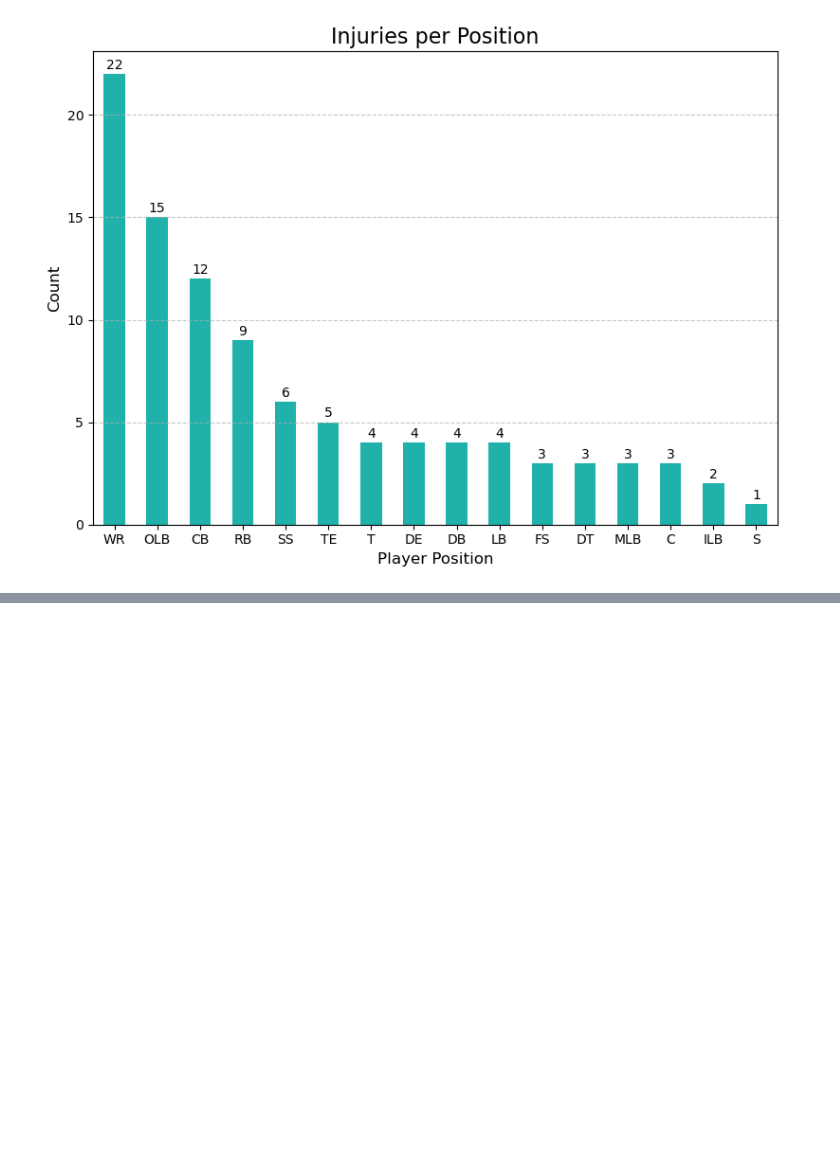
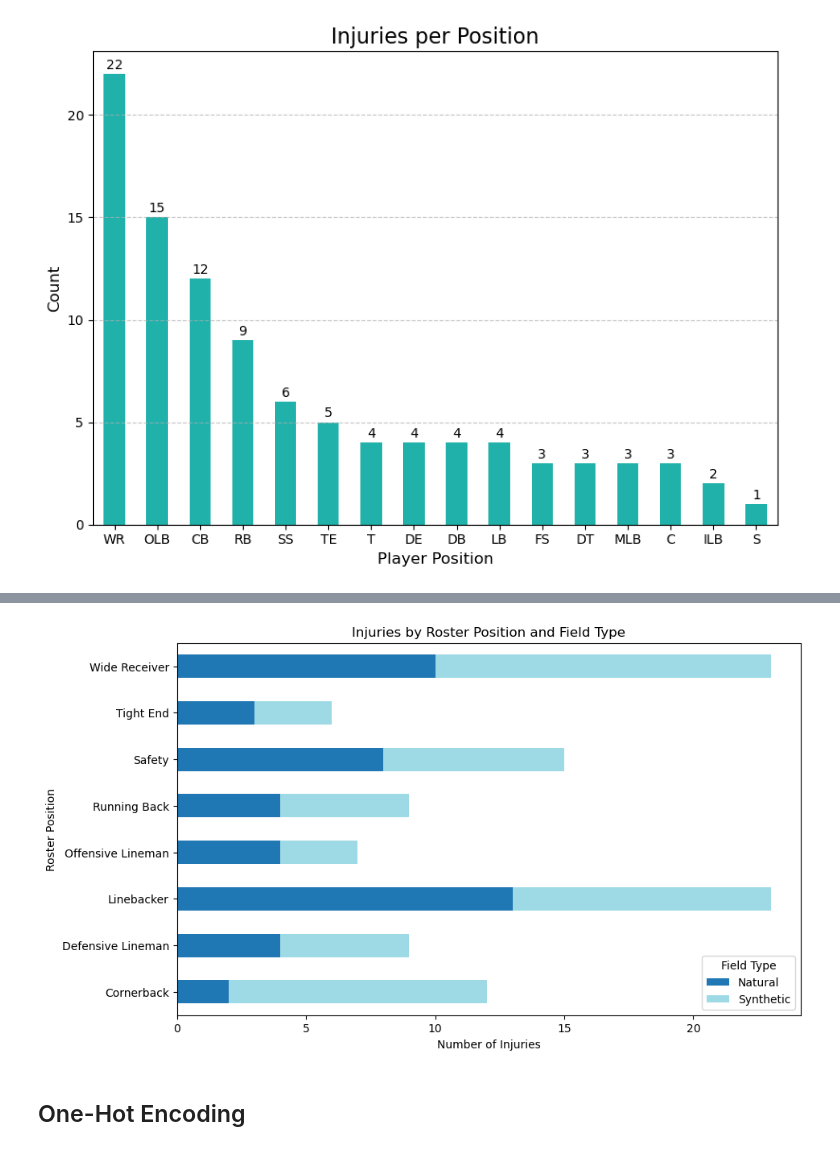
Before and after one commit to veronicafigueroa/NFL-Injury-Risk-Analysis, a Jupyter notebook: src/EDA.ipynb, the cells around one changed output, grey strips where cells are left out. Saved outputs shown, nothing was run; the diff lists cells and outputs as text; code cells hidden in the pictures; blank space fills up the shorter version.

```diff
--- a/src/EDA.ipynb
+++ b/src/EDA.ipynb
@@ -109,0 +221,20 @@ plt.show()
+# %%
+# Filter for only injury plays (InjuryStatus == True)
+#injury_data = injury_plays[injury_plays['InjuryStatus'] == True]
+
+# Group by PositionGroup and FieldType
+grouped_data = merged_injury_data.groupby(['RosterPosition', 'FieldType']).size().unstack(fill_value=0)
+
+# Plot a stacked bar plot
+grouped_data.plot(kind='barh', stacked=True, figsize=(10, 6), colormap='tab20')
+plt.title('Injuries by Roster Position and Field Type')
+plt.ylabel('Roster Position')
+plt.xlabel('Number of Injuries')
+plt.legend(title='Field Type')
+plt.show()
+
+# changed to roster position cuz missing player keys
+# %% [output]
+[figure, added]
+# %% [markdown]
+## One-Hot Encoding
```
Also changed, not shown: parts of 18 cells of this notebook, 1 other file.
